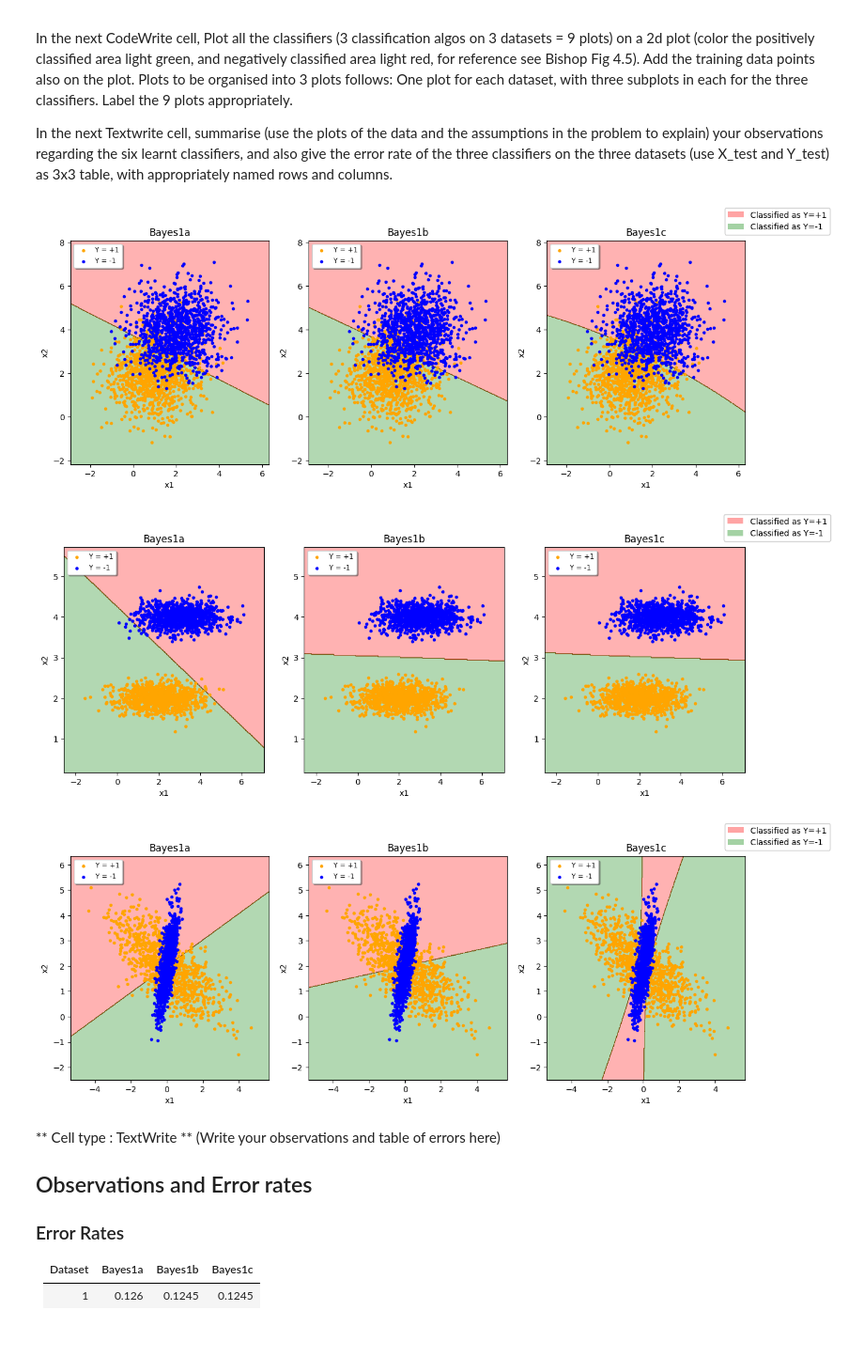
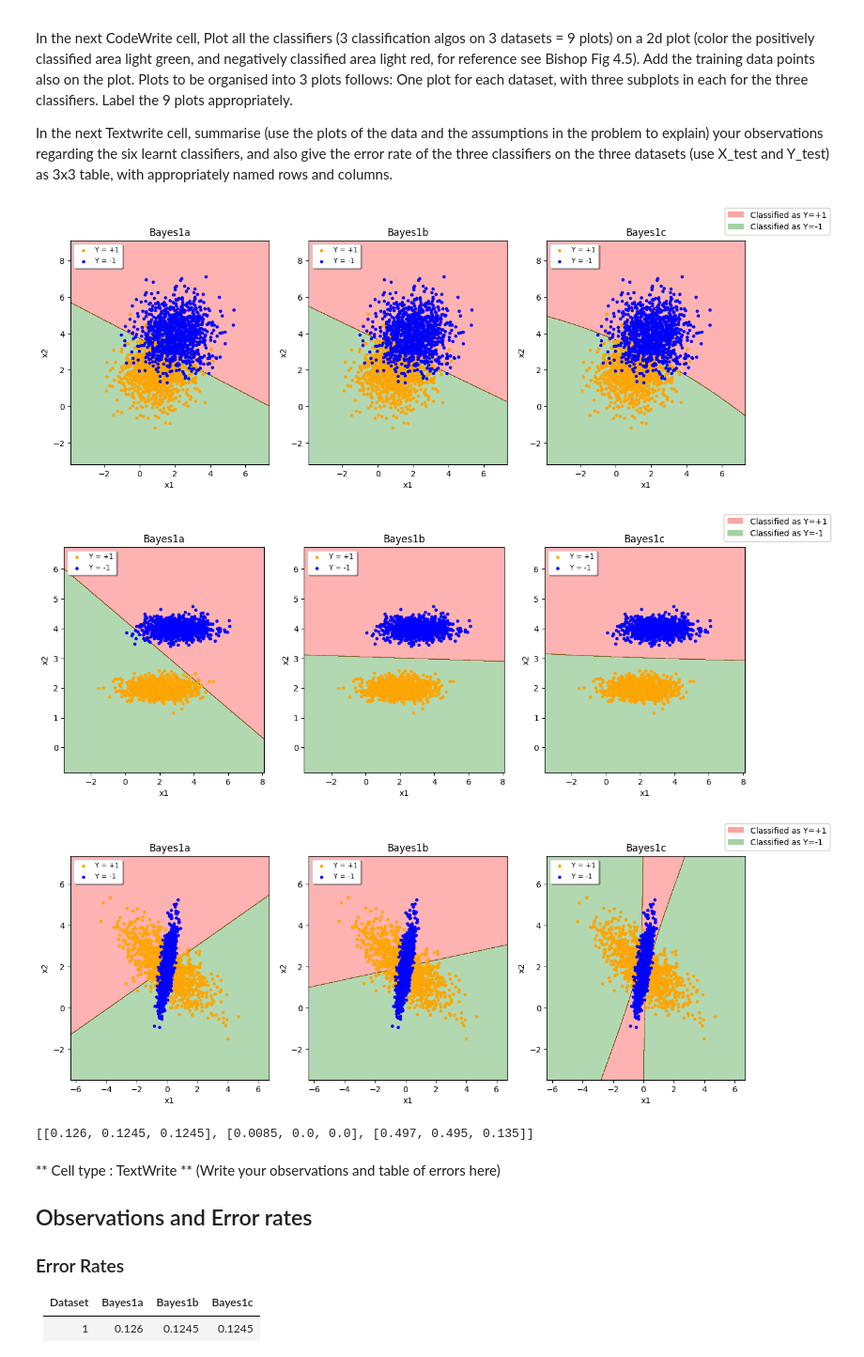
Before and after one commit to HemeshDJ/PRML, a Jupyter notebook: ProgAssmt1_student.ipynb, the cells around one changed output. Shown at 94% size. Cells and saved outputs as stored; diff of their text form; code cells hidden in the pictures.

```diff
--- a/ProgAssmt1_student.ipynb
+++ b/ProgAssmt1_student.ipynb
@@ -52,6 +52,23 @@ Derive Bayes classifiers under assumptions below, and use ML estimators to compu
 1c) Assume $X|Y=-1 \sim \mathcal{N}(\mu_-, \Sigma_-)$ and $X|Y=1 \sim \mathcal{N}(\mu_+, \Sigma_+)$ *(different unknown covariance)*
 # %%
 # Cell type : CodeWrite
+
+def covariance(X):
+    """ Compute covariance matrix of X.
+
+    Arguments:
+    X: numpy array of shape (n,d)
+
+    Returns:
+    cov : numpy array of shape (d,d)
+
+    """
+    n, d = X.shape
+    cov = np.zeros((d, d))
+    for i in range(d):
+        for j in range(d):
+            cov[i, j] = np.sum((X[:, i] - np.mean(X[:, i])) * (X[:, j] - np.mean(X[:, j]))) / n
+    return cov
 
 def Bayes1a(X_train, Y_train, X_test):
     """ Give prediction for test instance using assumption 1a.
@@ -92,7 +109,7 @@ def Bayes1b(X_train, Y_train, X_test):
     X_neg = X_train[Y_train == -1]
     mu_pos = np.mean(X_pos, axis=0)
     mu_neg = np.mean(X_neg, axis=0)
-    sigma = np.cov(X_pos.T)*a + np.cov(X_neg.T)*(1-a)
+    sigma = covariance(X_pos)*a + covariance(X_neg)*(1-a)
     sigma_inv = np.linalg.inv(sigma)
     w = np.dot(sigma_inv, mu_pos) - np.dot(sigma_inv, mu_neg)
     b = -0.5 * np.dot(np.dot(mu_pos, sigma_inv), mu_pos) + 0.5 * np.dot(np.dot(mu_neg, sigma_inv), mu_neg) + np.log(a / (1 - a))
@@ -116,12 +133,12 @@ def Bayes1c(X_train, Y_train, X_test):
     X_neg = X_train[Y_train == -1]
     mu_pos = np.mean(X_pos, axis=0)
     mu_neg = np.mean(X_neg, axis=0)
-    sigma_pos = np.cov(X_pos.T)
-    sigma_neg = np.cov(X_neg.T)
+    sigma_pos = covariance(X_pos)
+    sigma_neg = covariance(X_neg)
     sigma_pos_inv = np.linalg.inv(sigma_pos)
     sigma_neg_inv = np.linalg.inv(sigma_neg)
-    pow_pos = np.sum((X_test - mu_pos) @ np.linalg.inv(sigma_pos) * (X_test - mu_pos), axis=1)
-    pow_neg = np.sum((X_test - mu_neg) @ np.linalg.inv(sigma_neg) * (X_test - mu_neg), axis=1)
+    pow_pos = np.sum(np.dot(X_test - mu_pos, sigma_pos_inv) * (X_test - mu_pos), axis=1)
+    pow_neg = np.sum(np.dot(X_test - mu_neg, sigma_neg_inv) * (X_test - mu_neg), axis=1)
     ans = -0.5 * pow_pos + 0.5 * pow_neg + np.log(a / (1 - a)) - 0.5 * np.log(np.linalg.det(sigma_pos) / np.linalg.det(sigma_neg))
     Y_test_pred = np.sign(ans)
     return Y_test_pred
@@ -164,8 +181,6 @@ In the next Textwrite cell, summarise (use the plots of the data and the assumpt
 # Cell type : CodeWrite
 # write the code for loading the data, running the three algos, and plotting here.
 # (Use the functions written previously.)
-
-from tkinter import font
 
 error_rate = []
 
@@ -180,10 +195,9 @@ def Plot(file):
     # Plotting
 
     # Create a mesh to plot in
-    x_min, x_max = X_train[:, 0].min() - 1, X_train[:, 0].max() + 1
-    y_min, y_max = X_train[:, 1].min() - 1, X_train[:, 1].max() + 1
-    h = 0.02
-    xx, yy = np.meshgrid(np.arange(x_min, x_max, h), np.arange(y_min, y_max, h))
+    x_min, x_max = X_train[:, 0].min() - 2, X_train[:, 0].max() + 2
+    y_min, y_max = X_train[:, 1].min() - 2, X_train[:, 1].max() + 2
+    xx, yy = np.meshgrid(np.linspace(x_min, x_max, 1000), np.linspace(y_min, y_max, 1000))
 
     # One plot with 3 subplots, one for each algo
     fig, ax = plt.subplots(1, 3, figsize=(15, 5))
@@ -213,36 +227,40 @@ def Plot(file):
     ax[1].set_title('Bayes1b')
 
     # Third subplot
     Z = Bayes1c(X_train, Y_train, np.c_[xx.ravel(), yy.ravel()]).reshape(xx.shape)
     ax[2].set_xlabel('x1')
     ax[2].set_ylabel('x2')
     cs = ax[2].contourf(xx, yy, Z, colors=['r', 'g'], alpha=0.3)
     proxy = [plt.Rectangle((0,0),1,1,fc = pc.get_facecolor()[0]) for pc in cs.collections]
     artist = fig.legend(proxy, ['Classified as Y=+1', 'Classified as Y=-1'])
     ax[2].scatter(X_train[Y_train==1].T[0], X_train[Y_train==1].T[1], c='orange', label='Y = +1', marker='.')
     ax[2].scatter(X_train[Y_train==-1].T[0], X_train[Y_train==-1].T[1], c='blue', label='Y = -1', marker='.')
     ax[2].legend(loc=2, shadow=True, fontsize='small')
     ax[2].set_title('Bayes1c')
     plt.show()
 
     # Error rate
     Y_pred_test_1a = Bayes1a(X_train, Y_train, X_test)
     Y_pred_test_1b = Bayes1b(X_train, Y_train, X_test)
     Y_pred_test_1c = Bayes1c(X_train, Y_train, X_test)
 
     error = []
     error.append(np.sum(Y_pred_test_1a != Y_test)/len(Y_test))
     error.append(np.sum(Y_pred_test_1b != Y_test)/len(Y_test))
     error.append(np.sum(Y_pred_test_1c != Y_test)/len(Y_test))
     error_rate.append(error)
 
 Plot('dataset1_1.npz')
 Plot('dataset1_2.npz')
 Plot('dataset1_3.npz')
 # %% [output]
-[figure, old version]
+[figure, new version]
-[figure, old version]
+[figure, new version]
-[figure, old version]
+[figure, new version]
+# %%
+print(error_rate)
+# %% [output]
+[[0.126, 0.1245, 0.1245], [0.0085, 0.0, 0.0], [0.497, 0.495, 0.135]]
 # %% [markdown]
 ** Cell type : TextWrite **
 (Write your observations and table of errors here)
```
Also changed, not shown: parts of 16 cells of this notebook.
